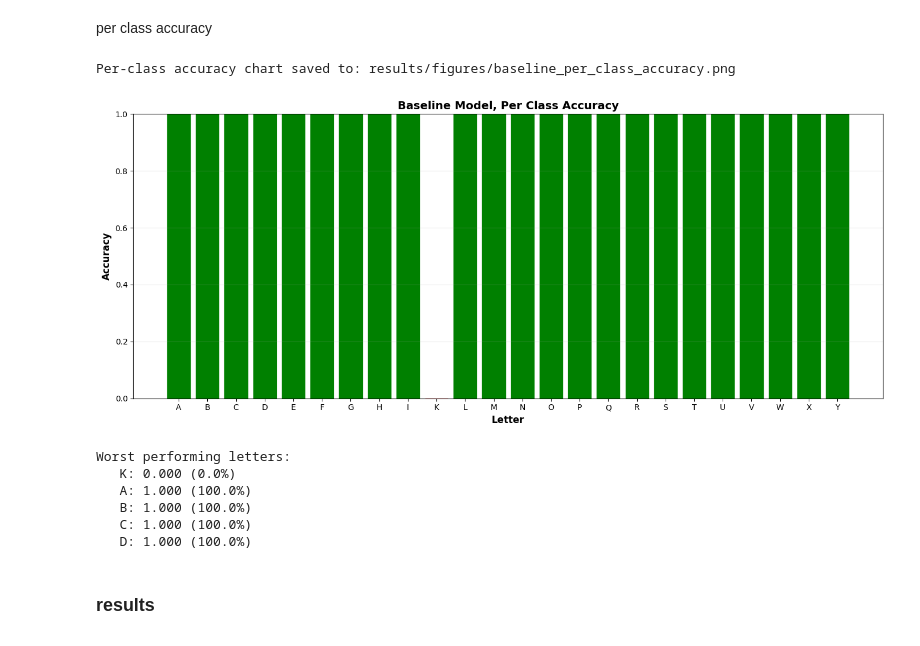
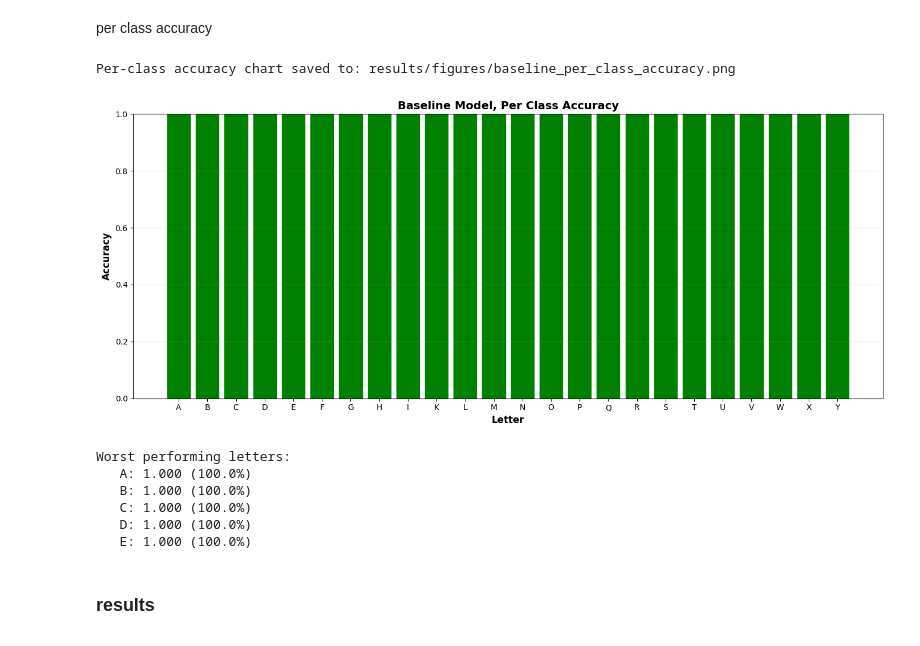
Before and after one commit to SharkFishie/CSCI323_ASL_Recognition, a Jupyter notebook: notebooks/03_Baseline_CNN_Model.ipynb, the cells around one changed output. Cells and saved outputs as stored; diff of their text form; code cells hidden in the pictures.

```diff
--- a/notebooks/03_Baseline_CNN_Model.ipynb
+++ b/notebooks/03_Baseline_CNN_Model.ipynb
@@ -434,53 +434,52 @@ Confusion matrix saved to: results/figures/baseline_confusion_matrix.png
 per class accuracy
 # %%
 #calculate per class accuracy
+label_values = sorted(np.unique(y_true_classes))  # gives [0,1,2,...,8,10,...,24] - no 9
+
 per_class_acc = []
-for i in range(24):
+for i in label_values:
     class_mask = (y_true_classes == i)
-    if class_mask.sum() > 0:
-        acc = (y_pred_classes[class_mask] == i).sum() / class_mask.sum()
-        per_class_acc.append(acc)
-    else:
-        per_class_acc.append(0)
+    acc = (y_pred_classes[class_mask] == i).sum() / class_mask.sum()
+    per_class_acc.append(float(acc))
 
 #plot per class accuracy
 plt.figure(figsize=(14, 6))
 bars = plt.bar(range(24), per_class_acc, color='steelblue', edgecolor='black')
 plt.xlabel('Letter', fontweight='bold', fontsize=12)
 plt.ylabel('Accuracy', fontweight='bold', fontsize=12)
 plt.title('Baseline Model, Per Class Accuracy', fontweight='bold', fontsize=14)
 plt.xticks(range(24), letters)
 plt.ylim(0, 1)
 plt.grid(axis='y', alpha=0.3)
 
 #color bars (key: green if >0.8, yellow if 0.6-0.8, red if <0.6)
 for i, bar in enumerate(bars):
     if per_class_acc[i] >= 0.8:
         bar.set_color('green')
     elif per_class_acc[i] >= 0.6:
         bar.set_color('orange')
     else:
         bar.set_color('red')
 
 plt.tight_layout()
 plt.savefig('../results/figures/baseline_per_class_accuracy.png', dpi=300, bbox_inches='tight')
 print("\nPer-class accuracy chart saved to: results/figures/baseline_per_class_accuracy.png")
 plt.show()
 
 #print worst performing letters
 worst_letters = sorted(zip(letters, per_class_acc), key=lambda x: x[1])
 print("\nWorst performing letters:")
 for letter, acc in worst_letters[:5]:
     print(f"   {letter}: {acc:.3f} ({acc*100:.1f}%)")
 # %% [output]
 Per-class accuracy chart saved to: results/figures/baseline_per_class_accuracy.png
-[figure, old version]
+[figure, new version]
 Worst performing letters:
-   K: 0.000 (0.0%)
    A: 1.000 (100.0%)
    B: 1.000 (100.0%)
    C: 1.000 (100.0%)
    D: 1.000 (100.0%)
+   E: 1.000 (100.0%)
 # %% [markdown]
 ### results
 ![image.png](attachment:image.png)
```
Also changed, not shown: parts of 2 cells of this notebook, 2 other files.
